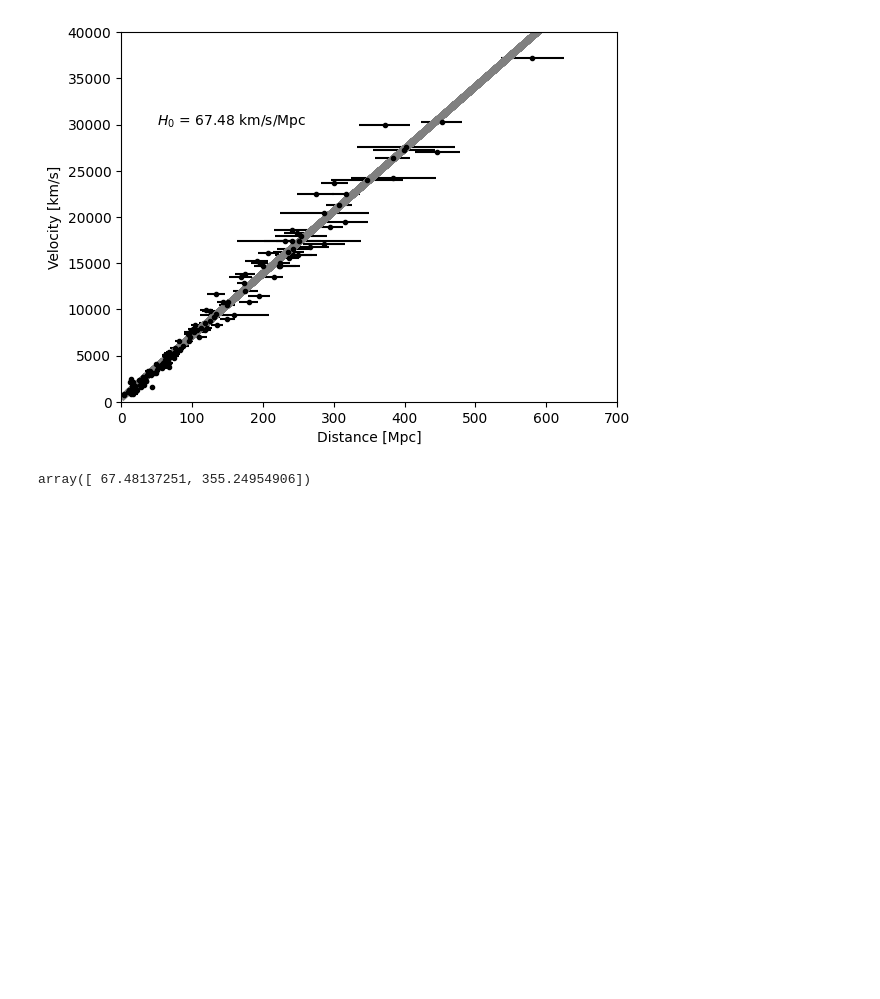
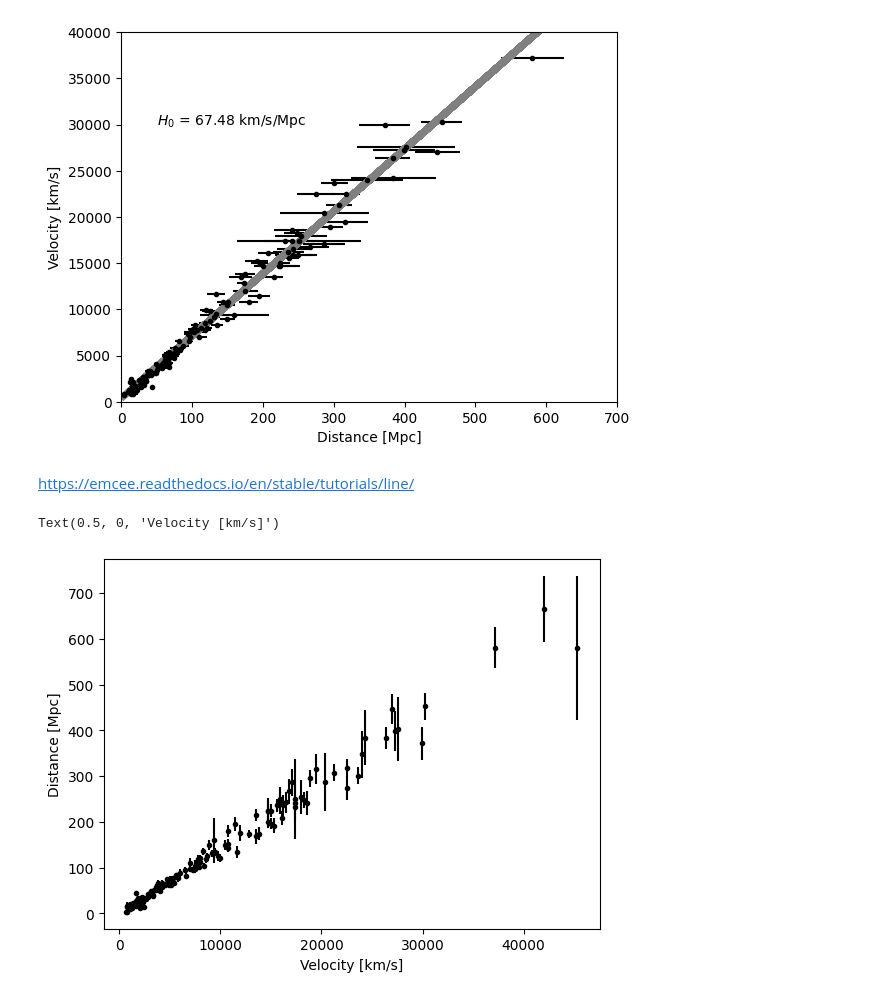
Before and after one commit to wj198414/ASTRON1221, a Jupyter notebook: DarkEnergy/Supernovae_cosmology.ipynb, the cells around one changed output. Drawn from its saved outputs; the diff is of its cells as text; code cells hidden in the pictures; blank space fills up the shorter version.

```diff
--- a/DarkEnergy/Supernovae_cosmology.ipynb
+++ b/DarkEnergy/Supernovae_cosmology.ipynb
@@ -59,7 +59,18 @@ plt.annotate(r"$H_0$ = {0:5.2f} km/s/Mpc".format(z[0]), xy=(50, 30000))
 # %% [output]
 Text(50, 30000, '$H_0$ = 67.48 km/s/Mpc')
 [figure]
-# %%
-z
-# %% [output]
-array([ 67.48137251, 355.24954906])
+# %% [markdown]
+https://emcee.readthedocs.io/en/stable/tutorials/line/
+# %%
+x = velocity.to(u.km / u.s).value[ind]
+y = distance.to(u.mpc).value[ind]
+yerr = distance_error.to(u.mpc).value[ind]
+
+plt.errorbar(x, y, yerr=yerr, marker=".", color="black", linestyle="none")
+# plt.ylim(0, 700)
+# plt.xlim(0, 4e4)
+plt.ylabel("Distance [Mpc]")
+plt.xlabel("Velocity [km/s]")
+# %% [output]
+Text(0.5, 0, 'Velocity [km/s]')
+[figure, added]
```
Also changed, not shown: parts of 13 cells of this notebook.
